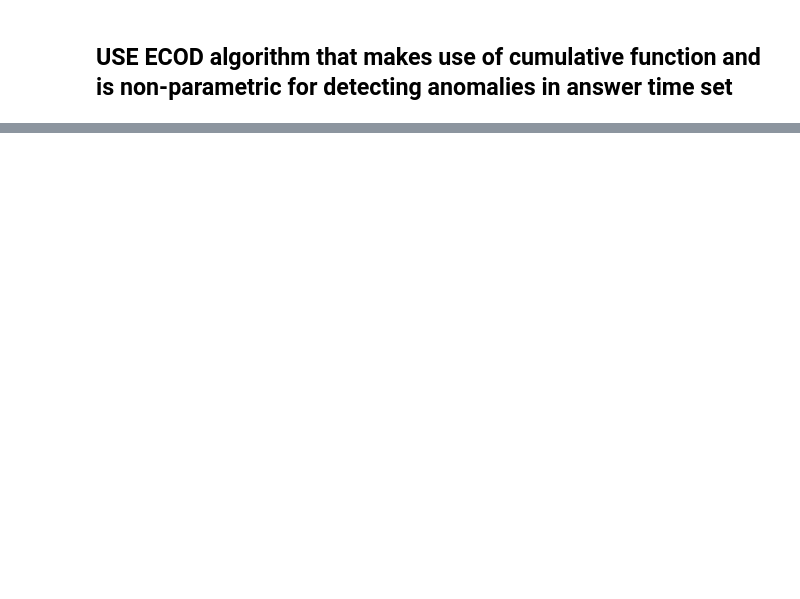
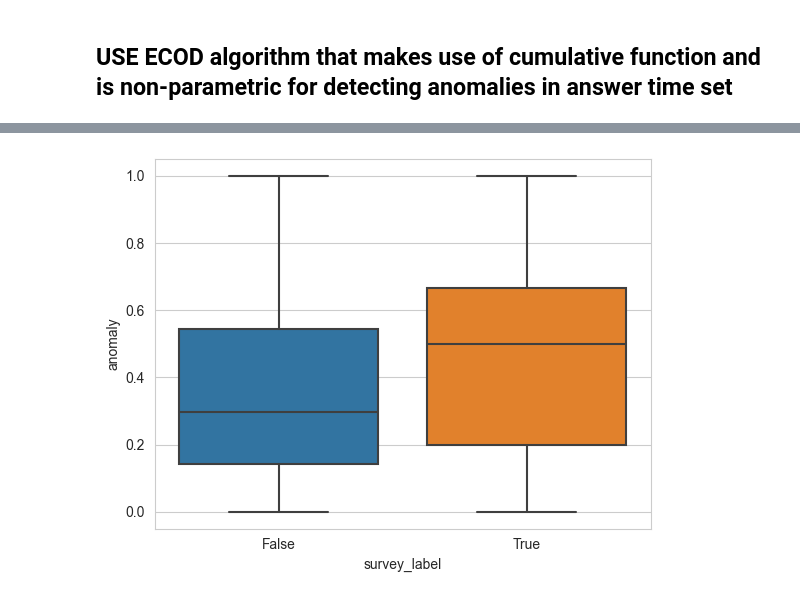
Before and after one commit to worldbank/rissk, a Jupyter notebook: notebooks/15_process_f__pause_duration.ipynb, the cells around one changed output, grey strips where cells are left out. Saved outputs shown, nothing was run; the diff lists cells and outputs as text; code cells hidden in the pictures; blank space fills up the shorter version.

```diff
--- a/notebooks/15_process_f__pause_duration.ipynb
+++ b/notebooks/15_process_f__pause_duration.ipynb
@@ -201,0 +136,3 @@ df.groupby('survey_version').anomaly.value_counts()
+# %%
+df = df.groupby(['interview__id','survey_version'])['anomaly'].mean()
+df = df.reset_index()
@@ -201,0 +141,5 @@ df.groupby('survey_version').anomaly.value_counts()
+# %%
+sns.boxplot(df,y='anomaly', x='survey_label')
+plt.show()
+# %% [output]
+[figure, added]
```
Also changed, not shown: parts of 36 cells of this notebook, 21 other files.
